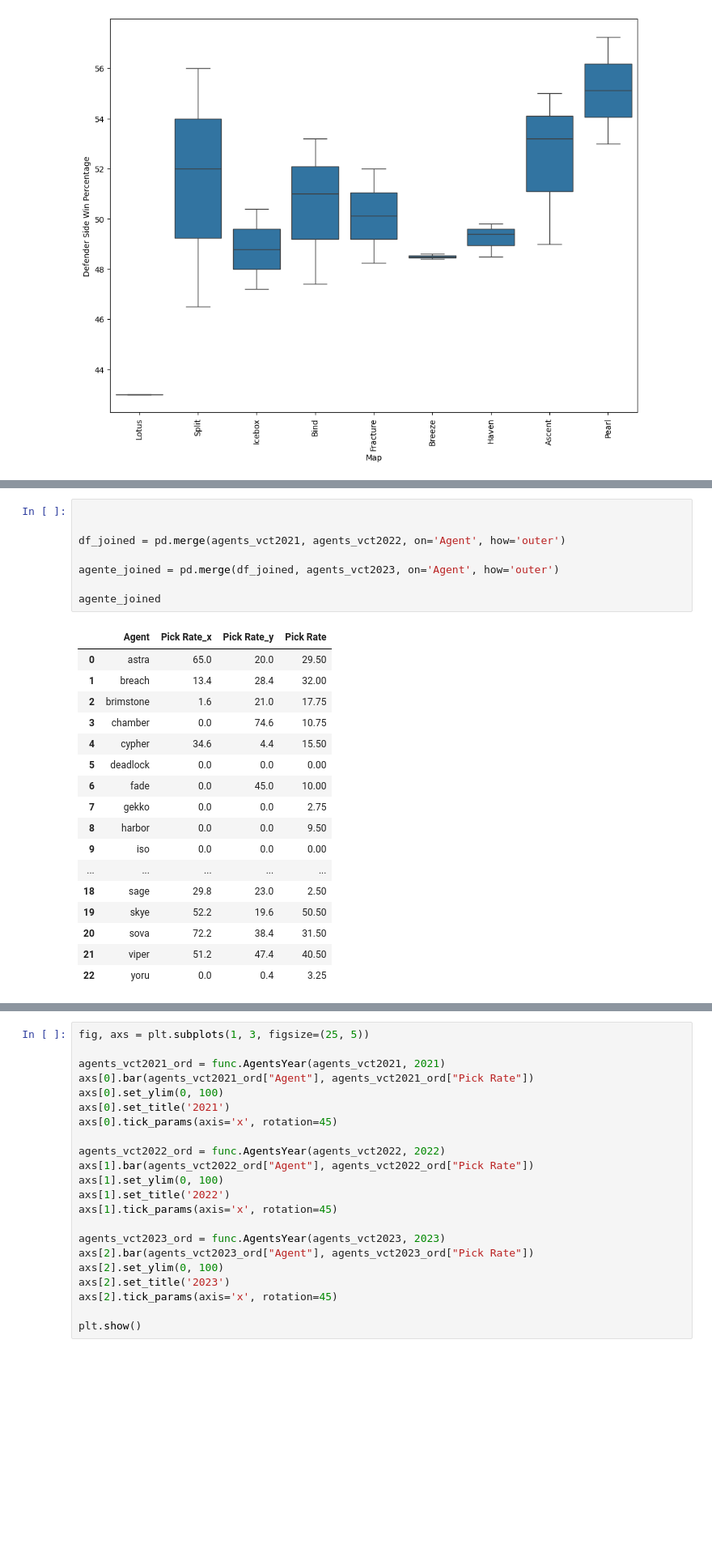
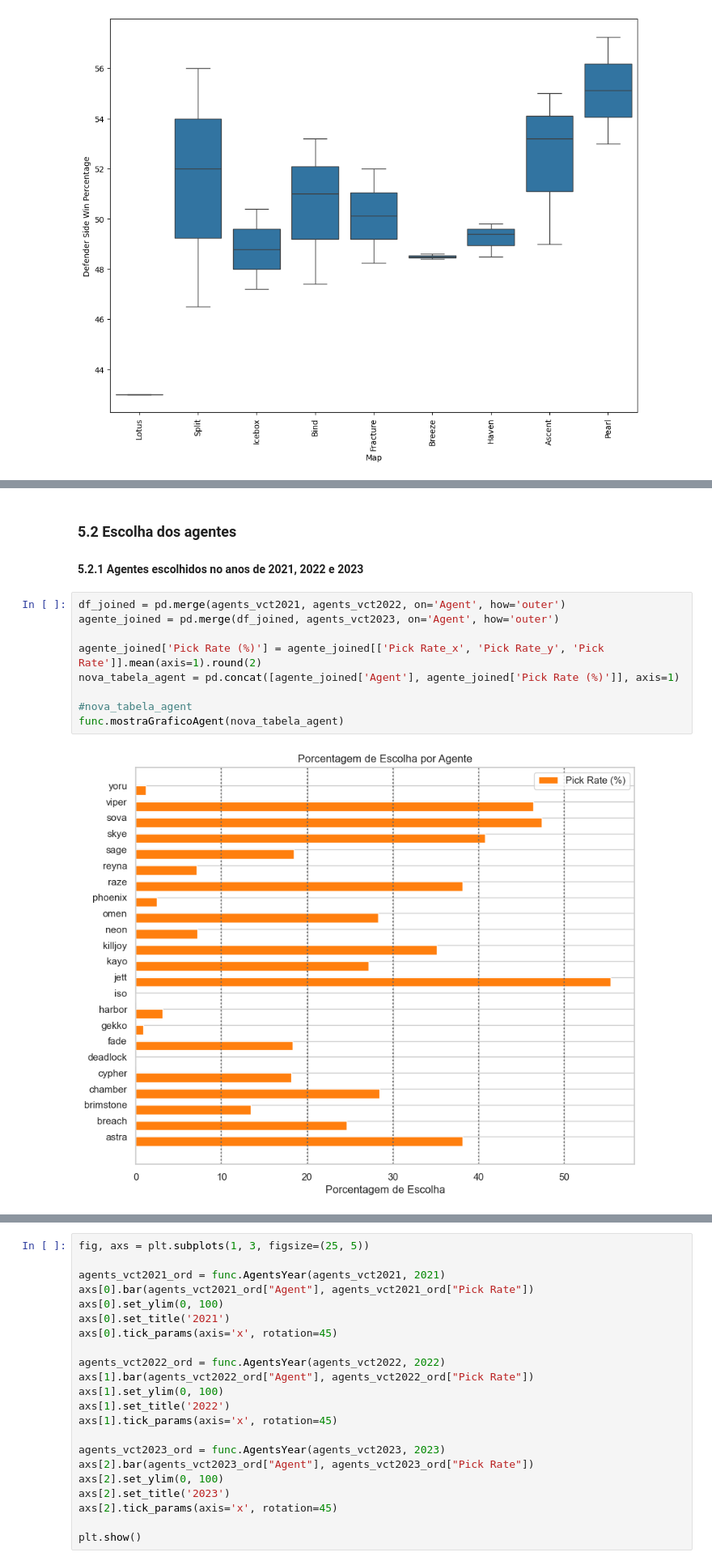
Before and after one commit to PedroLSCabral/Projeto-ICD, a Jupyter notebook: Presentation.ipynb, the cells around one changed output, grey strips where cells are left out. Shown at 81% size. Drawn from its saved outputs; the diff is of its cells as text; blank space fills up the shorter version.

```diff
--- a/Presentation.ipynb
+++ b/Presentation.ipynb
@@ -233,26 +199,15 @@ plt.show()
+# %% [markdown]
+<h3>5.2 Escolha dos agentes</h3>
+
+<h4>5.2.1 Agentes escolhidos no anos de 2021, 2022 e 2023</h4>
 # %%
-
-
 df_joined = pd.merge(agents_vct2021, agents_vct2022, on='Agent', how='outer')
-
 agente_joined = pd.merge(df_joined, agents_vct2023, on='Agent', how='outer')
 
-agente_joined
+agente_joined['Pick Rate (%)'] = agente_joined[['Pick Rate_x', 'Pick Rate_y', 'Pick Rate']].mean(axis=1).round(2)
+nova_tabela_agent = pd.concat([agente_joined['Agent'], agente_joined['Pick Rate (%)']], axis=1)
+
+#nova_tabela_agent
+func.mostraGraficoAgent(nova_tabela_agent)
 # %% [output]
-|  | Agent | Pick Rate_x | Pick Rate_y | Pick Rate |
-| 0 | astra | 65.0 | 20.0 | 29.50 |
-| 1 | breach | 13.4 | 28.4 | 32.00 |
-| 2 | brimstone | 1.6 | 21.0 | 17.75 |
-| 3 | chamber | 0.0 | 74.6 | 10.75 |
-| 4 | cypher | 34.6 | 4.4 | 15.50 |
-| 5 | deadlock | 0.0 | 0.0 | 0.00 |
-| 6 | fade | 0.0 | 45.0 | 10.00 |
-| 7 | gekko | 0.0 | 0.0 | 2.75 |
-| 8 | harbor | 0.0 | 0.0 | 9.50 |
-| 9 | iso | 0.0 | 0.0 | 0.00 |
-| ... | ... | ... | ... | ... |
-| 18 | sage | 29.8 | 23.0 | 2.50 |
-| 19 | skye | 52.2 | 19.6 | 50.50 |
-| 20 | sova | 72.2 | 38.4 | 31.50 |
-| 21 | viper | 51.2 | 47.4 | 40.50 |
-| 22 | yoru | 0.0 | 0.4 | 3.25 |
+[figure, added]
```
Also changed, not shown: parts of 34 cells of this notebook.
